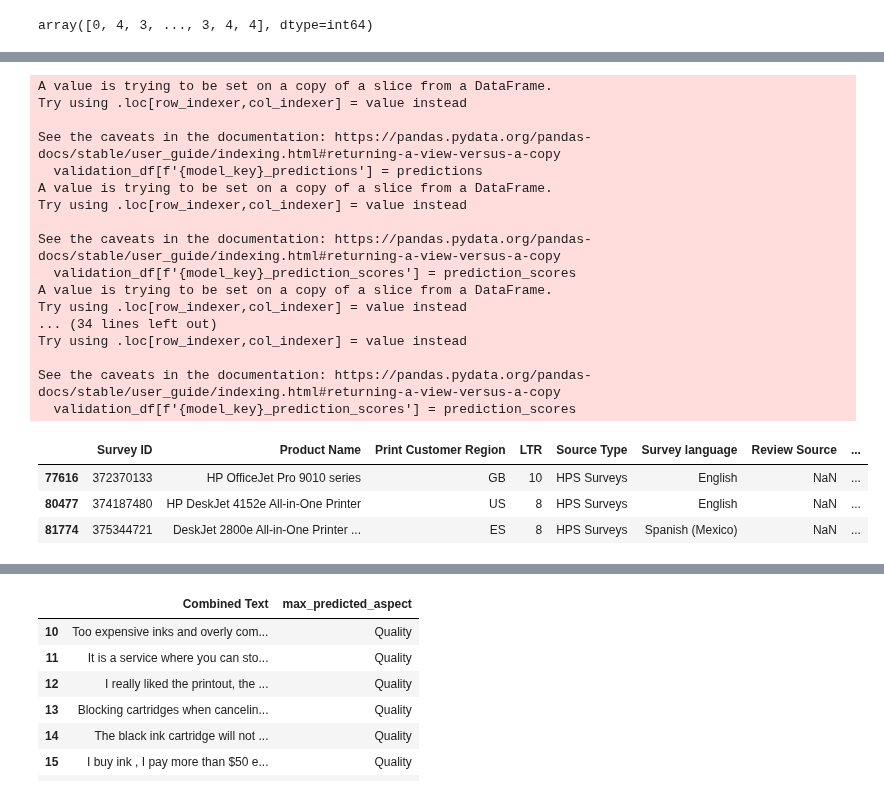
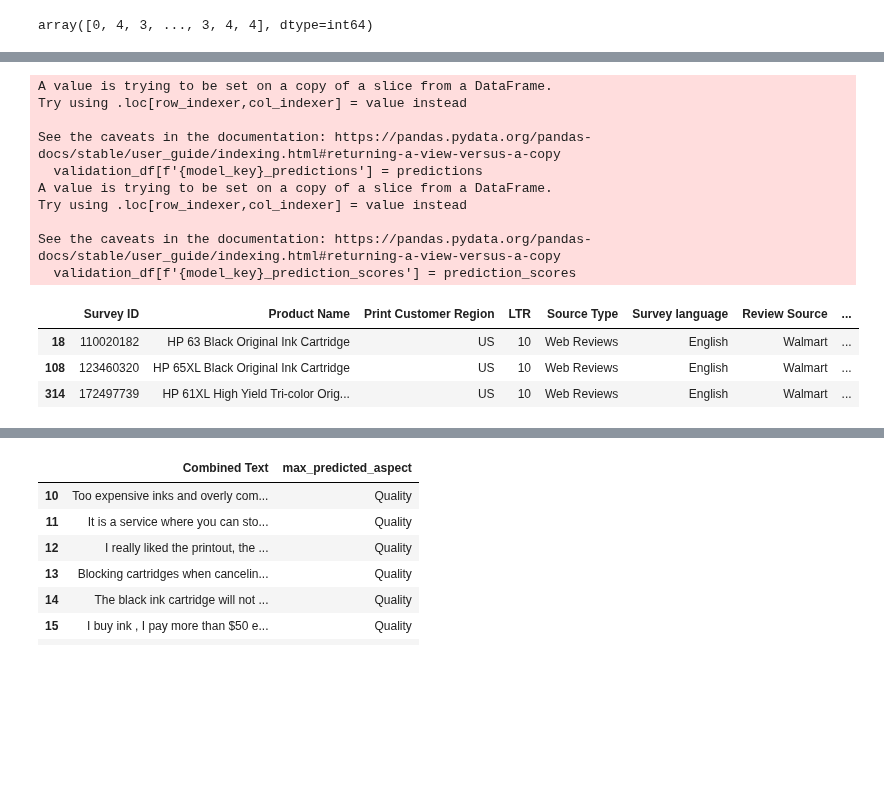
Before and after one commit to wd686/InkSightAnalyzer, a Jupyter notebook: distilbert (category).ipynb, the cells around one changed output, grey strips where cells are left out. Saved outputs shown, nothing was run; the diff lists cells and outputs as text; code cells hidden in the pictures; blank space fills up the shorter version.

```diff
--- a/distilbert (category).ipynb
+++ b/distilbert (category).ipynb
@@ -408,6 +419,7 @@ plot_training_curves(trainer)
 # %%
 model_paths = {
-    'model_1': 'models/models/distilbert aspect classification 131024'
+    'model_1': 'models/distilbert aspect classification 131024'
+}
 
 aspect_labels = ['Cost', 'Instant Ink', 'Quality', 'Services', 'Shipment']
 
@@ -500,6 +512,6 @@ results_df
 # %%
 model_paths = {
-    'models/distilbert aspect classification 131024'
+    'model_1': 'models/distilbert aspect classification 131024',
 }
 
 aspect_labels = ['Cost', 'Instant Ink', 'Quality', 'Services', 'Shipment']
@@ -547,43 +559,36 @@ def get_predictions(model, tokenizer, texts):
         # Append the scores (logits) for all categories
         prediction_scores.append(category_scores)
 
     return predictions, prediction_scores
 
 # Prepare to store predictions
 for model_key in model_paths.keys():
     # Get predictions for the current model
     predictions, prediction_scores = get_predictions(models[model_key], tokenizers[model_key], validation_df['Combined Text'].tolist())
 
     # Add predictions to the DataFrame
     validation_df[f'{model_key}_predictions'] = predictions
 
     # Add prediction scores to the DataFrame (as a string or list for better display)
     validation_df[f'{model_key}_prediction_scores'] = prediction_scores
 
 validation_df.to_csv('validation_predictions.csv', index=False)
 validation_df.head(3)
 # %% [output]
 A value is trying to be set on a copy of a slice from a DataFrame.
 Try using .loc[row_indexer,col_indexer] = value instead
 
 See the caveats in the documentation: https://pandas.pydata.org/pandas-docs/stable/user_guide/indexing.html#returning-a-view-versus-a-copy
   validation_df[f'{model_key}_predictions'] = predictions
 A value is trying to be set on a copy of a slice from a DataFrame.
 Try using .loc[row_indexer,col_indexer] = value instead
 
 See the caveats in the documentation: https://pandas.pydata.org/pandas-docs/stable/user_guide/indexing.html#returning-a-view-versus-a-copy
   validation_df[f'{model_key}_prediction_scores'] = prediction_scores
-A value is trying to be set on a copy of a slice from a DataFrame.
-Try using .loc[row_indexer,col_indexer] = value instead
-... (34 lines left out)
-Try using .loc[row_indexer,col_indexer] = value instead
-
-See the caveats in the documentation: https://pandas.pydata.org/pandas-docs/stable/user_guide/indexing.html#returning-a-view-versus-a-copy
-  validation_df[f'{model_key}_prediction_scores'] = prediction_scores
 |  | Survey ID | Product Name | Print Customer Region | LTR | Source Type | Survey language | Review Source | ... |
-| 77616 | 372370133 | HP OfficeJet Pro 9010 series | GB | 10 | HPS Surveys | English | NaN | ... |
-| 80477 | 374187480 | HP DeskJet 4152e All-in-One Printer | US | 8 | HPS Surveys | English | NaN | ... |
-| 81774 | 375344721 | DeskJet 2800e All-in-One Printer ... | ES | 8 | HPS Surveys | Spanish (Mexico) | NaN | ... |
+| 18 | 110020182 | HP 63 Black Original Ink Cartridge | US | 10 | Web Reviews | English | Walmart | ... |
+| 108 | 123460320 | HP 65XL Black Original Ink Cartridge | US | 10 | Web Reviews | English | Walmart | ... |
+| 314 | 172497739 | HP 61XL High Yield Tri-color Orig... | US | 10 | Web Reviews | English | Walmart | ... |
 # %%
 # Function to plot confusion matrix
 def plot_confusion_matrix(cm, categories, title='Confusion Matrix'):
```
Also changed, not shown: parts of 5 cells of this notebook.
